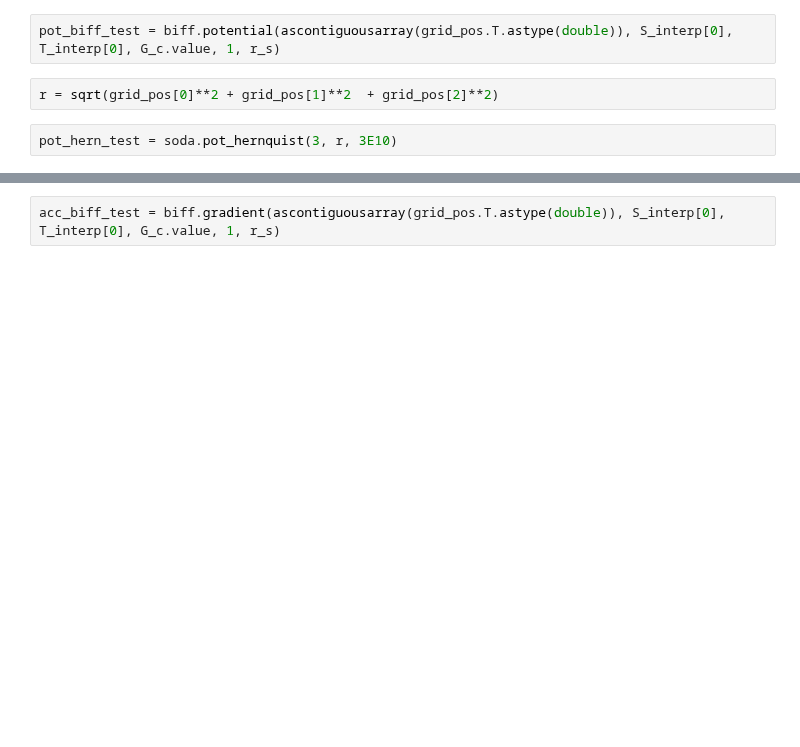
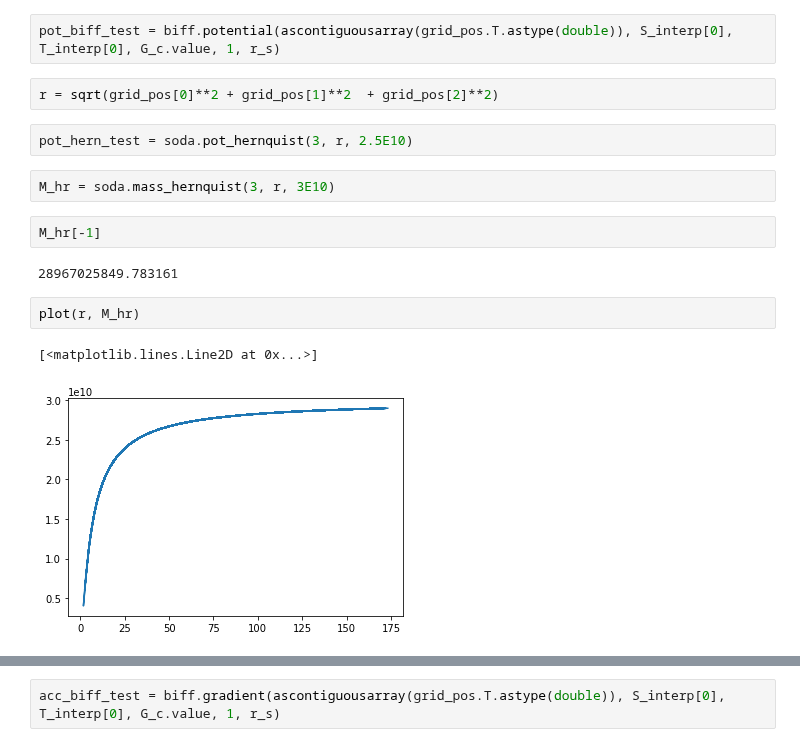
Before and after one commit to jngaravitoc/LMC-MW, a Jupyter notebook: code/SCF/computing_BEF_coeff_from_nbodysim.ipynb, the cells around one changed output, grey strips where cells are left out. Cells and saved outputs as stored; diff of their text form; blank space fills up the shorter version.

```diff
--- a/code/SCF/computing_BEF_coeff_from_nbodysim.ipynb
+++ b/code/SCF/computing_BEF_coeff_from_nbodysim.ipynb
@@ -224,7 +240,18 @@ pot_biff_test = biff.potential(ascontiguousarray(grid_pos.T.astype(double)), S_i
 # %%
 r = sqrt(grid_pos[0]**2 + grid_pos[1]**2  + grid_pos[2]**2)
 # %%
-pot_hern_test = soda.pot_hernquist(3, r, 3E10)
+pot_hern_test = soda.pot_hernquist(3, r, 2.5E10)
+# %%
+M_hr = soda.mass_hernquist(3, r, 3E10)
+# %%
+M_hr[-1]
+# %% [output]
+28967025849.783161
+# %%
+plot(r, M_hr)
+# %% [output]
+[<matplotlib.lines.Line2D at 0x...>]
+[figure, added]
 # %%
 plot(r, pot_biff_test)
 plot(r, pot_hern_test)
```
Also changed, not shown: parts of 14 cells of this notebook.
